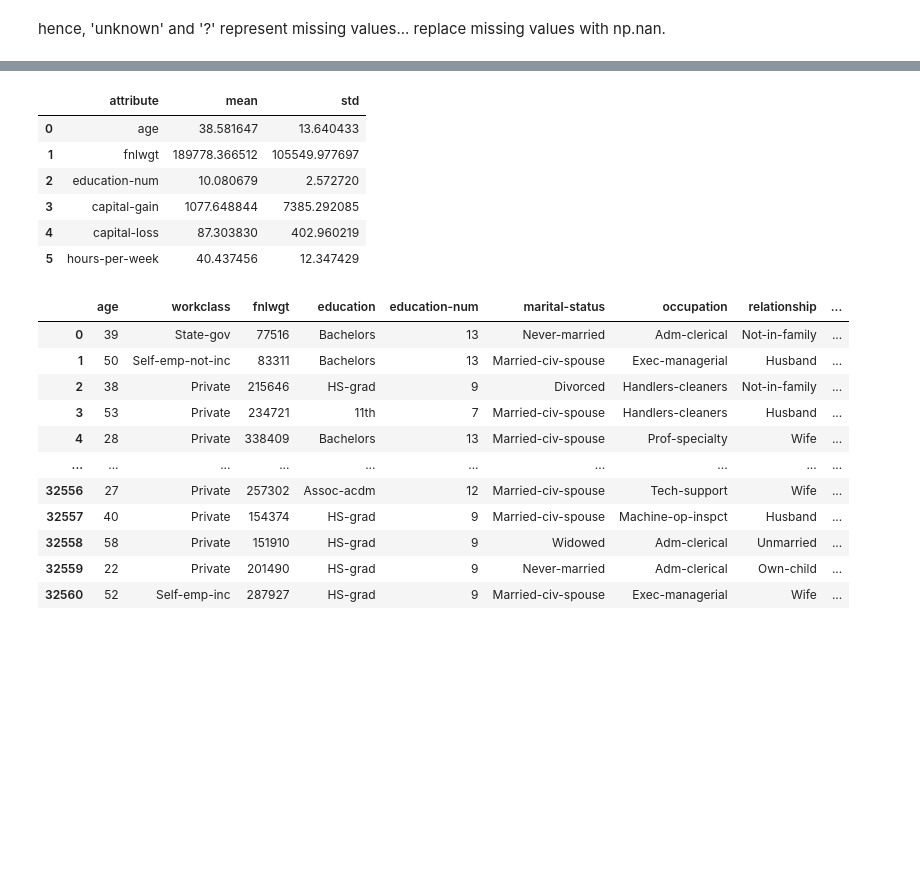
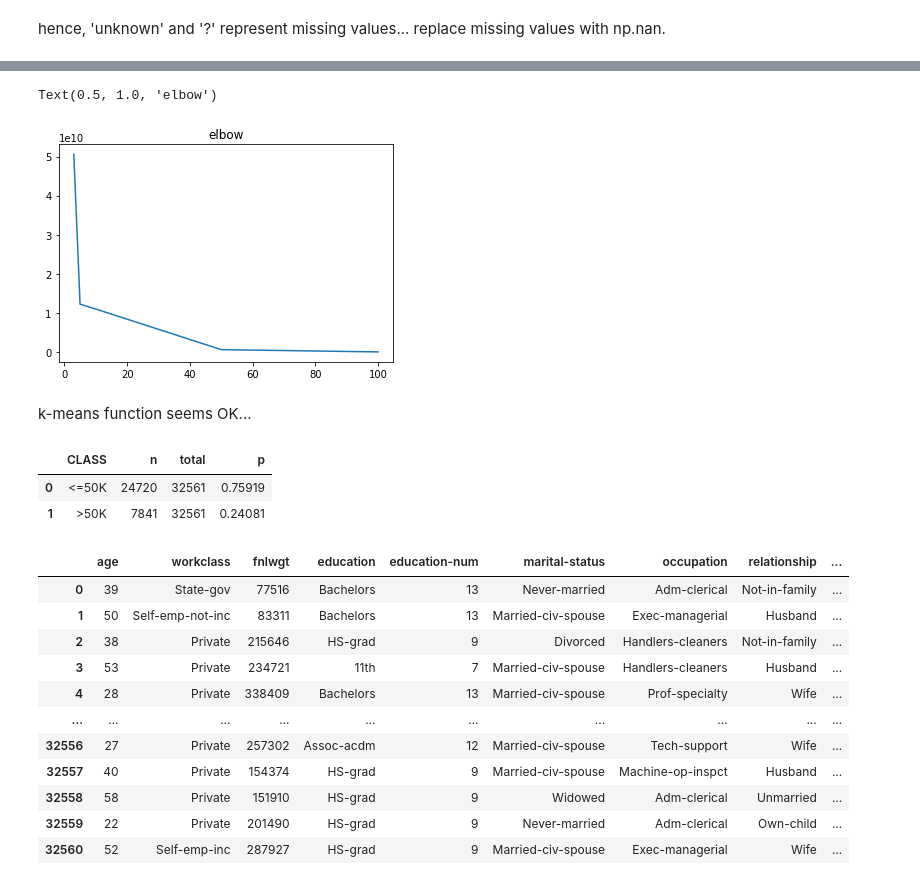
Before and after one commit to wisdomleck/Machine_Learning_A1, a Jupyter notebook: Assignment_1_Michael.ipynb, the cells around one changed output, grey strips where cells are left out. Cells and saved outputs as stored; diff of their text form; code cells hidden in the pictures; blank space fills up the shorter version.

Commit message:
need to finish predict functio

```diff
--- a/Assignment_1_Michael.ipynb
+++ b/Assignment_1_Michael.ipynb
@@ -122,3 +235,11 @@ def preprocess(df):
+# %%
+plt.plot(list(wsss.keys()), list(wsss.values()))
+plt.title("elbow")
+# %% [output]
+Text(0.5, 1.0, 'elbow')
+[figure, added]
+# %% [markdown]
+k-means function seems OK...
 # %%
 def get_categorical_attribute_priors(df):
 
@@ -181,13 +302,3 @@ def gaussian_pdf(x, mean, std):
     # gaussian function used to determine P(X = x|C)
 
     return (1/(std * sqrt(2 * pi))) * e ** (-1/2 * ((x - mean)/std) ** 2)
-# %%
-numerical_priors
-# %% [output]
-|  | attribute | mean | std |
-| 0 | age | 38.581647 | 13.640433 |
-| 1 | fnlwgt | 189778.366512 | 105549.977697 |
-| 2 | education-num | 10.080679 | 2.572720 |
-| 3 | capital-gain | 1077.648844 | 7385.292085 |
-| 4 | capital-loss | 87.303830 | 402.960219 |
-| 5 | hours-per-week | 40.437456 | 12.347429 |
@@ -194,3 +307,9 @@ numerical_priors
+# %%
+class_priors
+# %% [output]
+|  | CLASS | n | total | p |
+| 0 | <=50K | 24720 | 32561 | 0.75919 |
+| 1 | >50K | 7841 | 32561 | 0.24081 |
 # %%
 # This function should calculat prior probabilities and likelihoods from the training data and using
 # them to build a naive Bayes model
```
Also changed, not shown: parts of 10 cells of this notebook.
